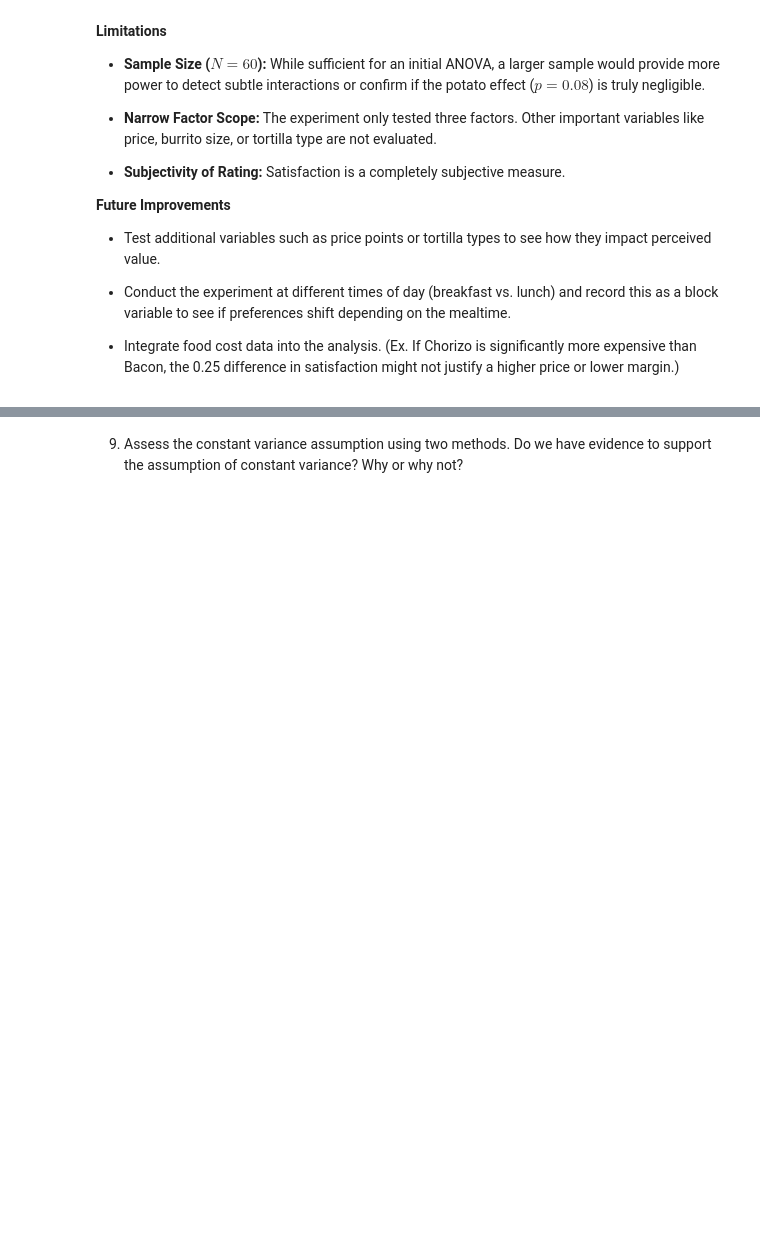
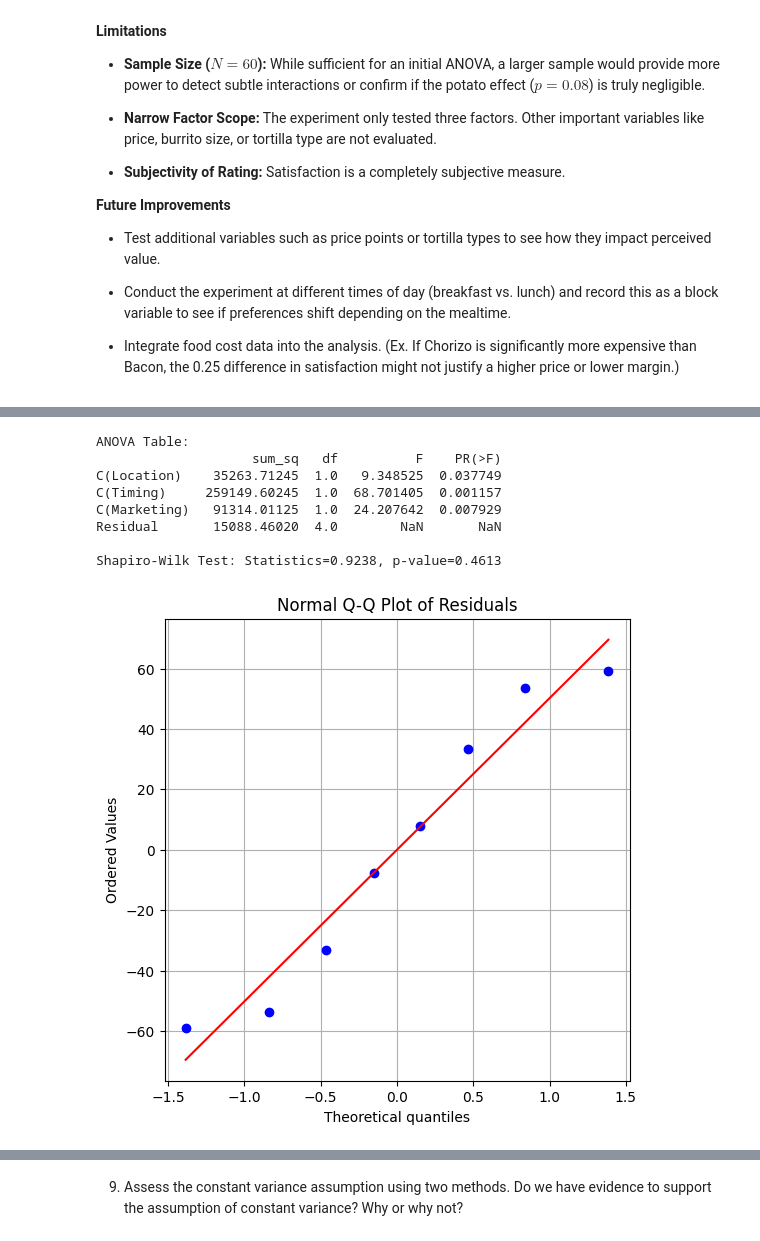
Before and after one commit to cmuriithi/STAT-7220-Applied-Experimental-Design, a Jupyter notebook: Assignments/Final-Exam/Final-Exam.ipynb, the cells around one changed output, grey strips where cells are left out. Cells and saved outputs as stored; diff of their text form; code cells hidden in the pictures; blank space fills up the shorter version.

```diff
--- a/Assignments/Final-Exam/Final-Exam.ipynb
+++ b/Assignments/Final-Exam/Final-Exam.ipynb
@@ -585,3 +732,61 @@ To be more efficient with time and resources, you decide to conduct a $2^{3-1}$
 8. Fit the appropriate ANOVA model to the data. Assess the normality assumption using two methods. Do we have evidence to support the assumption of normality? Why or why not?
 # %%
 ## Question 8 Code ##
+
+import pandas as pd
+import statsmodels.api as sm
+from statsmodels.formula.api import ols
+import scipy.stats as stats
+import matplotlib.pyplot as plt
+
+
+
+# Subset analysis for the Fractional Design runs mentioned in the prompt (different runs)
+fractional_mask = (
+    ((sales['Location'] == 'Brewery') & (sales['Timing'] == 'Weekday') & (sales['Marketing'] == 'Independent')) |
+    ((sales['Location'] == 'University') & (sales['Timing'] == 'Weekday') & (sales['Marketing'] == 'Partnership')) |
+    ((sales['Location'] == 'Brewery') & (sales['Timing'] == 'Weekend') & (sales['Marketing'] == 'Partnership')) |
+    ((sales['Location'] == 'University') & (sales['Timing'] == 'Weekend') & (sales['Marketing'] == 'Independent'))
+)
+
+df_frac = sales[fractional_mask].copy()
+
+# Fit ANOVA model
+sales_model = ols('Sales ~ C(Location) + C(Timing) + C(Marketing)', data=df_frac).fit()
+anova_table = sm.stats.anova_lm(sales_model, typ=2)
+
+print("ANOVA Table:")
+print(anova_table)
+
+# Residuals for normality assessment
+residuals = sales_model.resid
+
+# Shapiro-Wilk Test
+shapiro_test = stats.shapiro(residuals)
+print(f"\nShapiro-Wilk Test: Statistics={shapiro_test.statistic:.4f}, p-value={shapiro_test.pvalue:.4f}")
+
+# Q-Q Plot
+plt.figure(figsize=(6, 6))
+stats.probplot(residuals, dist="norm", plot=plt)
+plt.title('Normal Q-Q Plot of Residuals')
+plt.grid(True)
+plt.savefig('residual_qq_plot.png')
+
+# Histogram of Residuals
+plt.figure(figsize=(6, 6))
+plt.hist(residuals, bins=5, edgecolor='black', alpha=0.7)
+plt.title('Histogram of Residuals')
+plt.xlabel('Residual Value')
+plt.ylabel('Frequency')
+plt.grid(True)
+plt.savefig('residual_histogram.png')
+# %% [output]
+ANOVA Table:
+                    sum_sq   df          F    PR(>F)
+C(Location)    35263.71245  1.0   9.348525  0.037749
+C(Timing)     259149.60245  1.0  68.701405  0.001157
+C(Marketing)   91314.01125  1.0  24.207642  0.007929
+Residual       15088.46020  4.0        NaN       NaN
+
+Shapiro-Wilk Test: Statistics=0.9238, p-value=0.4613
+[figure, added]
```
Also changed, not shown: parts of 15 cells of this notebook.
